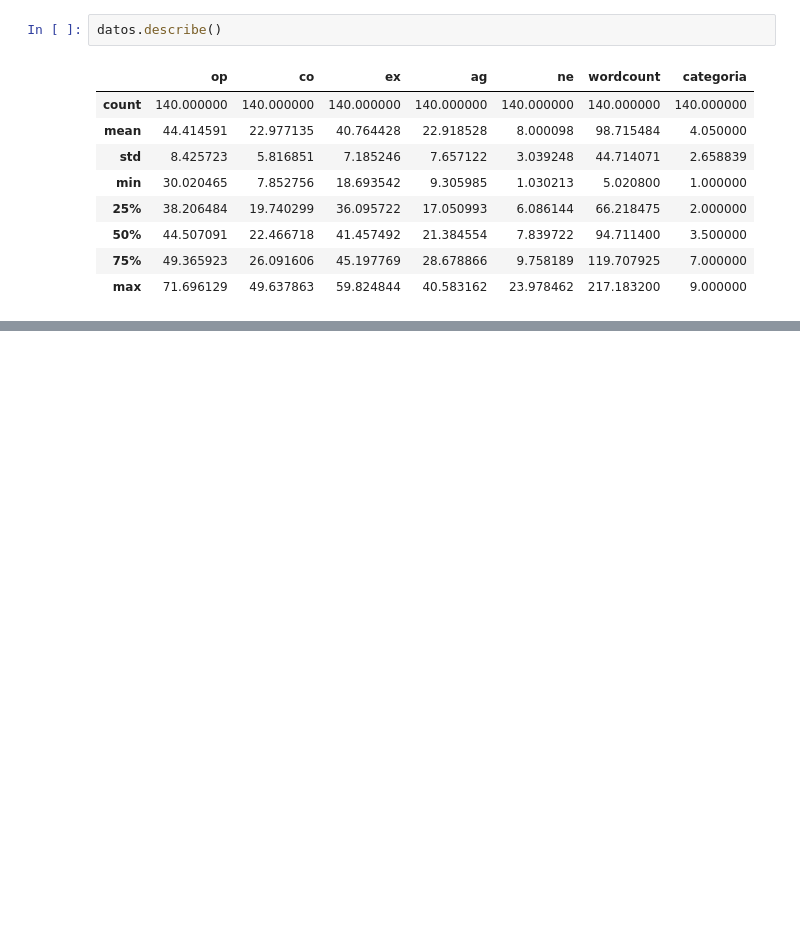
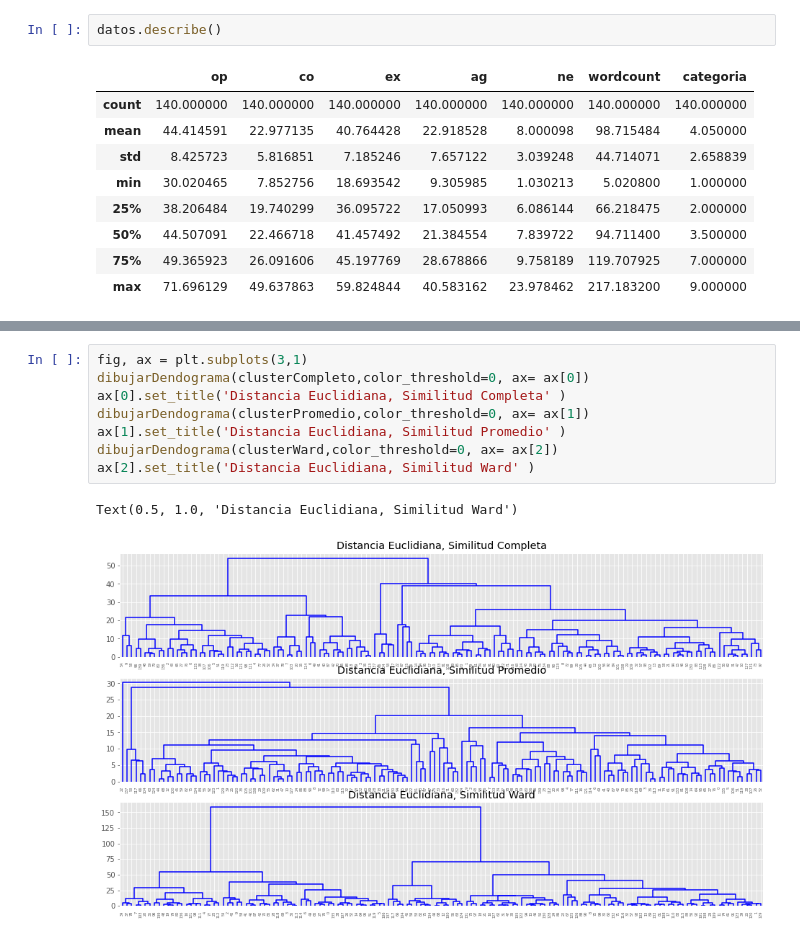
Before and after one commit to Simon-creator-jara/Inteligencia_artificial, a Jupyter notebook: Tecnica_jerarquica.ipynb, the cells around one changed output, grey strips where cells are left out. Cells and saved outputs as stored; diff of their text form; blank space fills up the shorter version.

```diff
--- a/Tecnica_jerarquica.ipynb
+++ b/Tecnica_jerarquica.ipynb
@@ -45,0 +129,11 @@ datos.describe()
+# %%
+fig, ax = plt.subplots(3,1)
+dibujarDendograma(clusterCompleto,color_threshold=0, ax= ax[0])
+ax[0].set_title('Distancia Euclidiana, Similitud Completa' )
+dibujarDendograma(clusterPromedio,color_threshold=0, ax= ax[1])
+ax[1].set_title('Distancia Euclidiana, Similitud Promedio' )
+dibujarDendograma(clusterWard,color_threshold=0, ax= ax[2])
+ax[2].set_title('Distancia Euclidiana, Similitud Ward' )
+# %% [output]
+Text(0.5, 1.0, 'Distancia Euclidiana, Similitud Ward')
+[figure, added]
```
Also changed, not shown: parts of 12 cells of this notebook.
